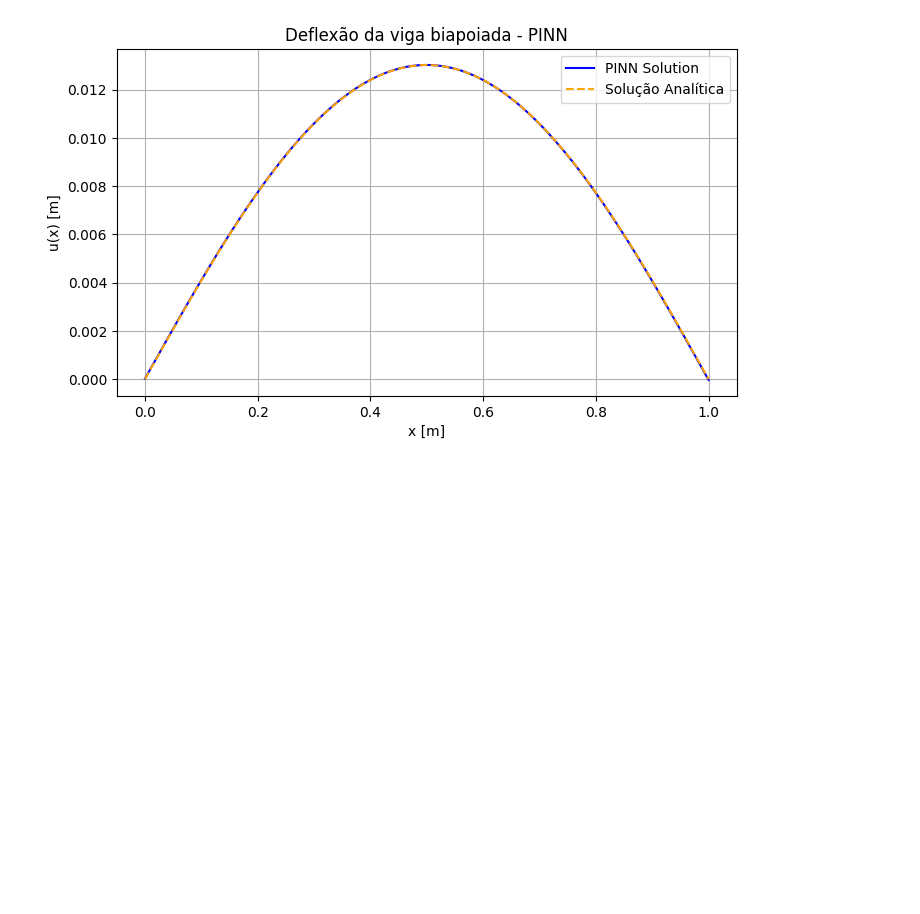
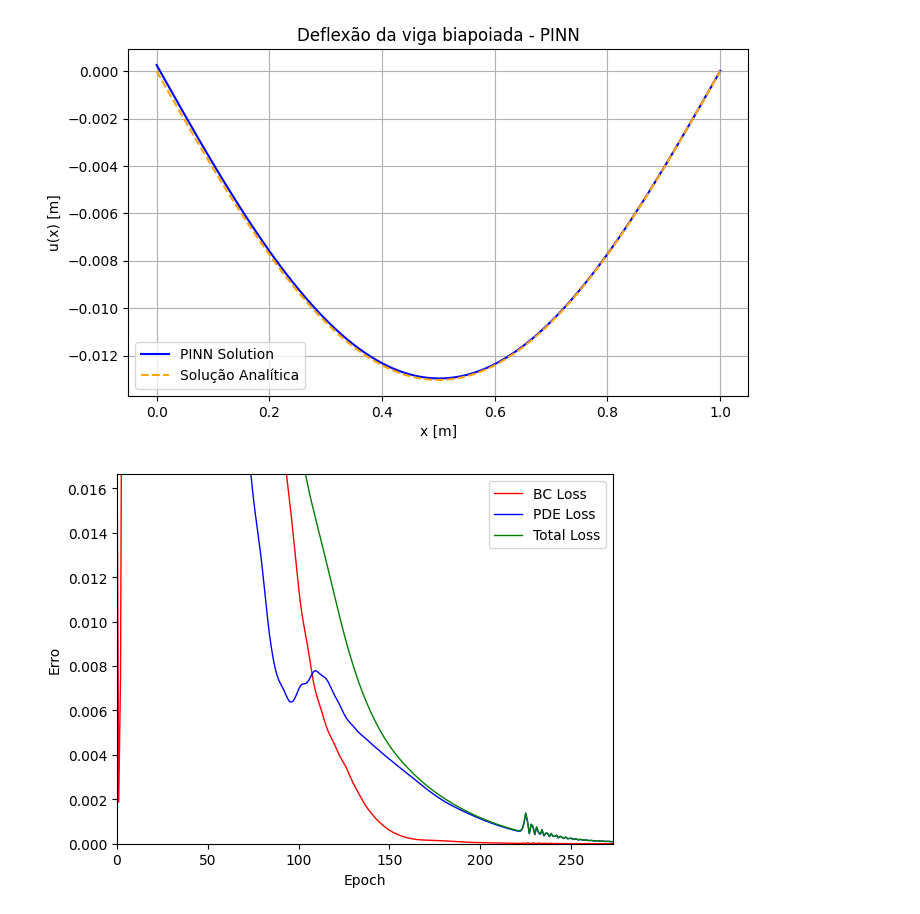
Before and after one commit to taciov/PINNViga, a Jupyter notebook: execute_PINNViga.ipynb, the cells around one changed output. Saved outputs shown, nothing was run; the diff lists cells and outputs as text; code cells hidden in the pictures; blank space fills up the shorter version.

```diff
--- a/execute_PINNViga.ipynb
+++ b/execute_PINNViga.ipynb
@@ -11,10 +12,3 @@ import pandas as pd
 EI = 1.0
 q = 1.0
 L = 1.0
-# %%
-## VIGA BIAPOIADA
-
-apoio_esq = [1, 1, 0]
-apoio_dir = [0, 1, 0]
-
-x, u, xt = PINNViga.run_model(apoio_esq, apoio_dir, EI, q, L, num_epochs=2000, pde_weight=1, bc_weight=10)
@@ -33,14 +15,28 @@ Epoch 2000, Loss: 0.000314203062, PDE Loss: 0.000313785189, BC Loss: 0.000000041
 # %%
+## VIGA BIAPOIADA
+
+EI = 1.0
+q = - 1.0
+L = 1.0
+
+apoio_esq = [1, 1, 0]
+apoio_dir = [0, 1, 0]
+
+biapoiada = PINNViga.PINNViga()
+biapoiada.run_model(apoio_esq, apoio_dir, EI, q, L, num_epochs=600, pde_weight=1, bc_weight=1)
+
 def y_calc(x_val):
     return (q * x_val / (24 * EI)) * (L**3 - 2 * L * x_val**2 + x_val**3)
 
 plt.figure(figsize=(8, 4.5))
-plt.plot(x, u, label='PINN Solution', color='blue')
-plt.plot(x, y_calc(x), label='Solução Analítica', linestyle='dashed', color='orange')
+plt.plot(biapoiada.x_plot, biapoiada.u_plot, label='PINN Solution', color='blue')
+plt.plot(biapoiada.x_plot, y_calc(biapoiada.x_plot), label='Solução Analítica', linestyle='dashed', color='orange')
 plt.title("Deflexão da viga biapoiada - PINN")
 plt.xlabel("x [m]")
 plt.ylabel("u(x) [m]")
 plt.grid(True)
 plt.legend()
 plt.show()
+
+biapoiada.plot_errors(100)
 # %% [output]
@@ -47 +50,2 @@ plt.show()
-[figure, old version]
+[figure, new version]
+[figure, added]
```
Also changed, not shown: parts of 13 cells of this notebook, 1 other file.
